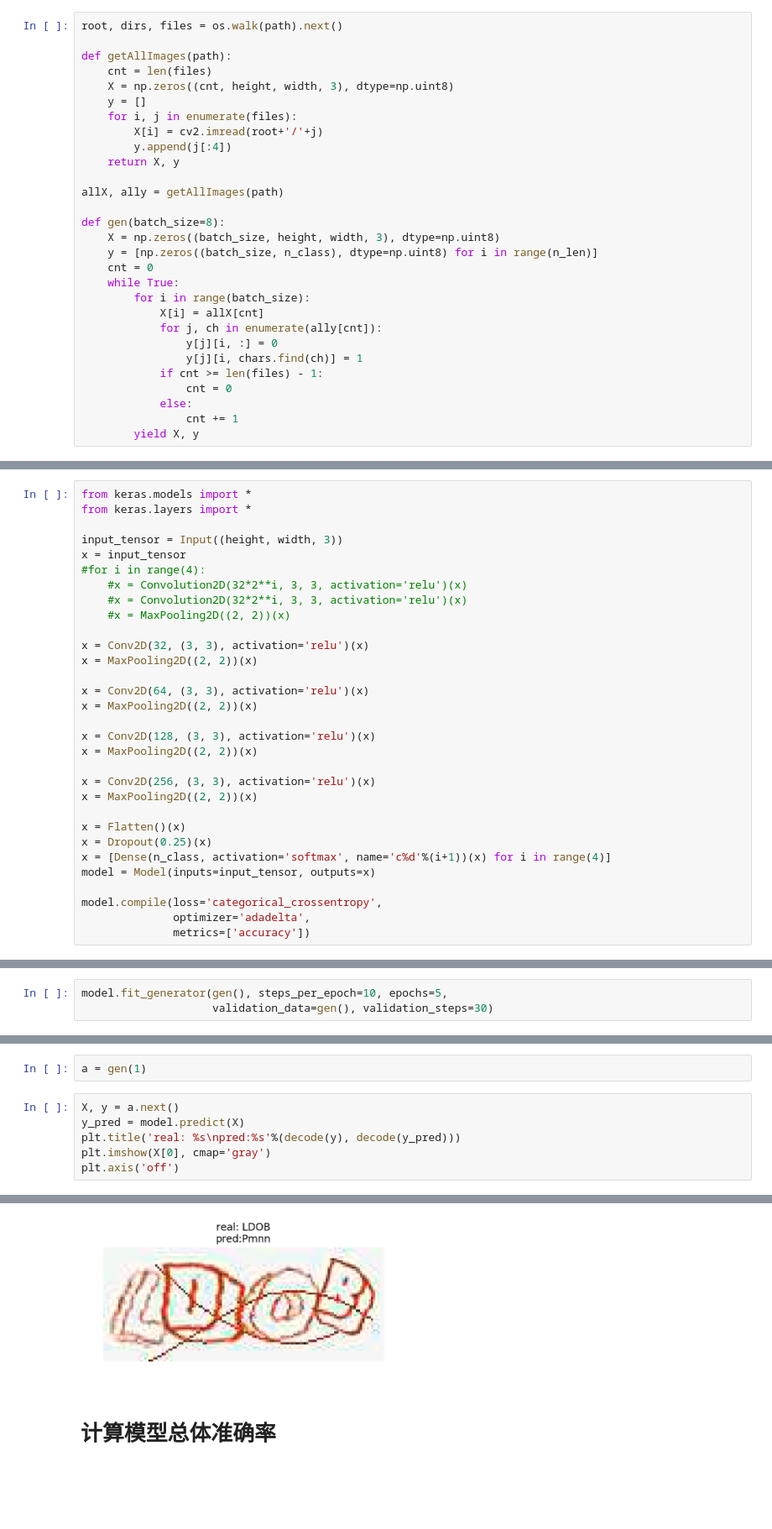
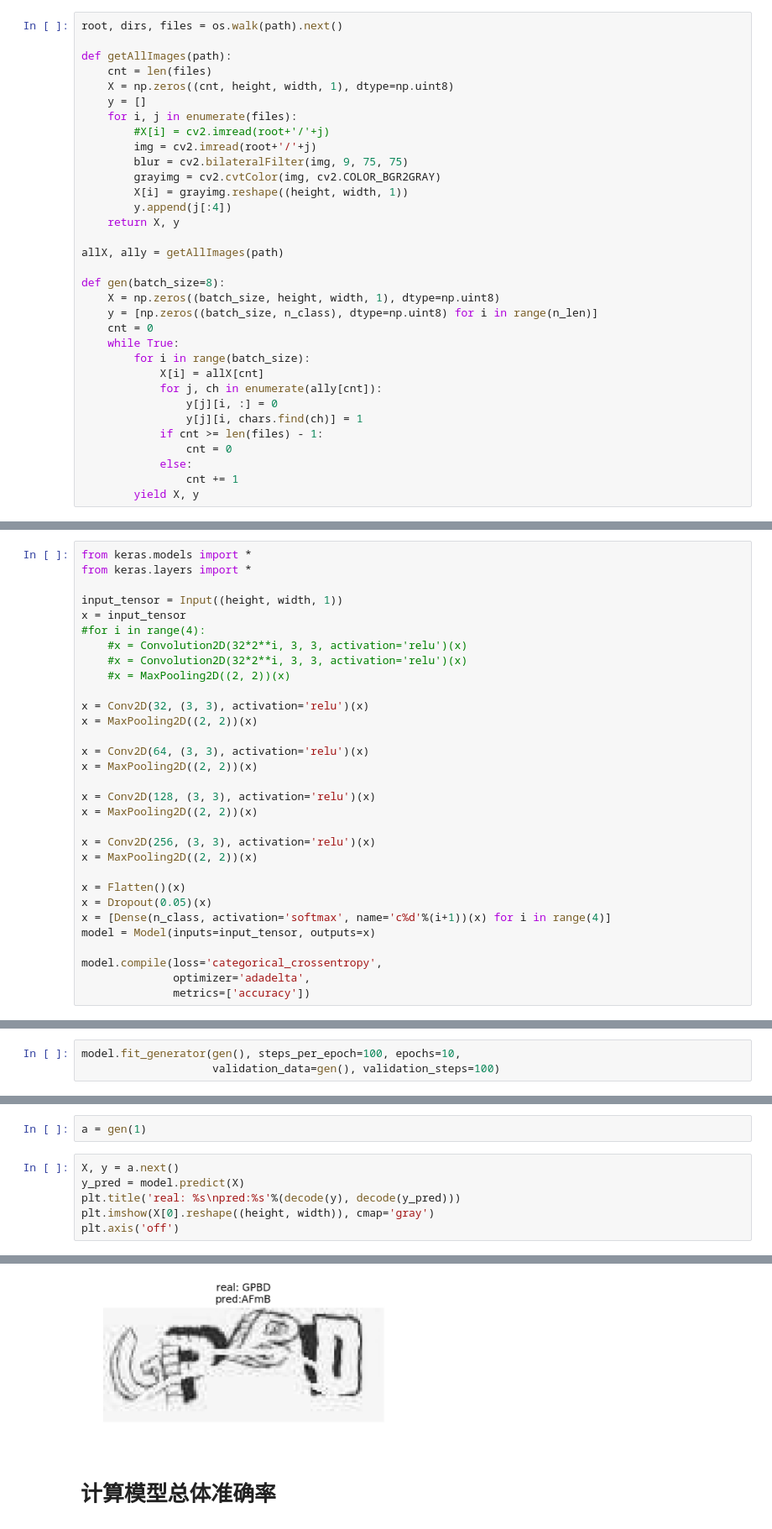
Before and after one commit to kerzhao/captcha_break, a Jupyter notebook: Captcha-break.ipynb, the cells around one changed output, grey strips where cells are left out. Shown: that part at 84% size. Saved outputs shown, nothing was run; the diff lists cells and outputs as text; blank space fills up the shorter version.

```diff
--- a/Captcha-break.ipynb
+++ b/Captcha-break.ipynb
@@ -36,17 +36,21 @@ root, dirs, files = os.walk(path).next()
 
 def getAllImages(path):
     cnt = len(files)
-    X = np.zeros((cnt, height, width, 3), dtype=np.uint8)
+    X = np.zeros((cnt, height, width, 1), dtype=np.uint8)
     y = []
     for i, j in enumerate(files):
-        X[i] = cv2.imread(root+'/'+j)
+        #X[i] = cv2.imread(root+'/'+j)
+        img = cv2.imread(root+'/'+j)
+        blur = cv2.bilateralFilter(img, 9, 75, 75)
+        grayimg = cv2.cvtColor(img, cv2.COLOR_BGR2GRAY)
+        X[i] = grayimg.reshape((height, width, 1))
         y.append(j[:4])
     return X, y
 
 allX, ally = getAllImages(path)
 
 def gen(batch_size=8):
-    X = np.zeros((batch_size, height, width, 3), dtype=np.uint8)
+    X = np.zeros((batch_size, height, width, 1), dtype=np.uint8)
     y = [np.zeros((batch_size, n_class), dtype=np.uint8) for i in range(n_len)]
     cnt = 0
     while True:
@@ -86,7 +90,7 @@ plt.title(decode(y))
 from keras.models import *
 from keras.layers import *
 
-input_tensor = Input((height, width, 3))
+input_tensor = Input((height, width, 1))
 x = input_tensor
 #for i in range(4):
     #x = Convolution2D(32*2**i, 3, 3, activation='relu')(x)
@@ -106,7 +110,7 @@ x = Conv2D(256, (3, 3), activation='relu')(x)
 x = MaxPooling2D((2, 2))(x)
 
 x = Flatten()(x)
-x = Dropout(0.25)(x)
+x = Dropout(0.05)(x)
 x = [Dense(n_class, activation='softmax', name='c%d'%(i+1))(x) for i in range(4)]
 model = Model(inputs=input_tensor, outputs=x)
 
@@ -128,6 +132,6 @@ Image('model.png')
 # %% [markdown]
 # 训练模型
 # %%
-model.fit_generator(gen(), steps_per_epoch=10, epochs=5,
-                    validation_data=gen(), validation_steps=30)
+model.fit_generator(gen(), steps_per_epoch=100, epochs=10,
+                    validation_data=gen(), validation_steps=100)
 # %% [output]
@@ -149,12 +163,12 @@ a = gen(1)
 # %%
 X, y = a.next()
 y_pred = model.predict(X)
 plt.title('real: %s\npred:%s'%(decode(y), decode(y_pred)))
-plt.imshow(X[0], cmap='gray')
+plt.imshow(X[0].reshape((height, width)), cmap='gray')
 plt.axis('off')
 # %% [output]
 (-0.5, 129.5, 52.5, -0.5)
-[figure, old version]
+[figure, new version]
 # %% [markdown]
 # 计算模型总体准确率
 # %%
```
Also changed, not shown: parts of 3 cells of this notebook, 2 other files.
